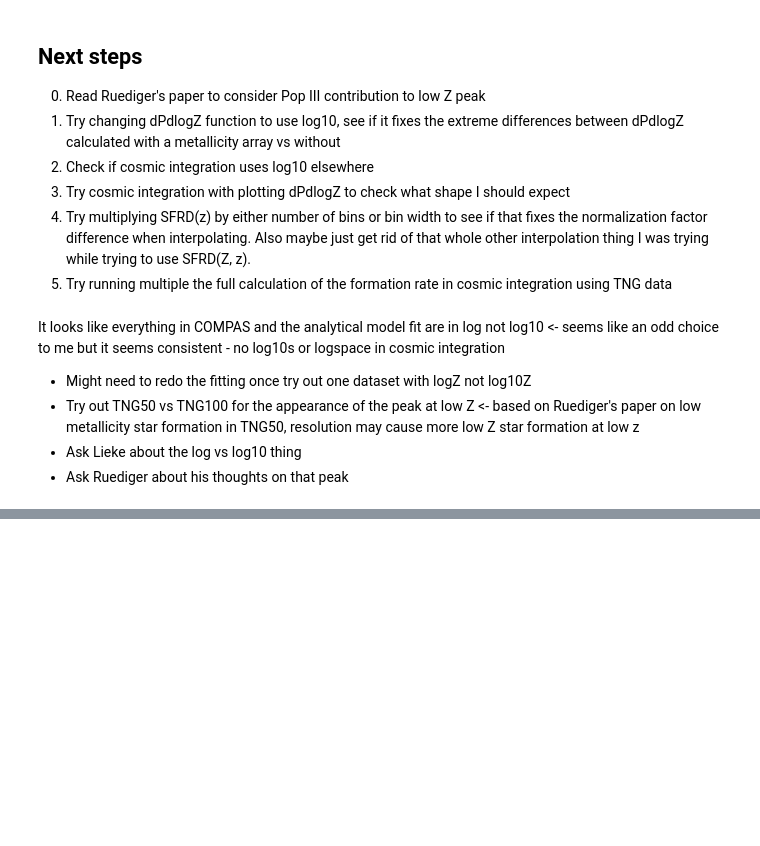
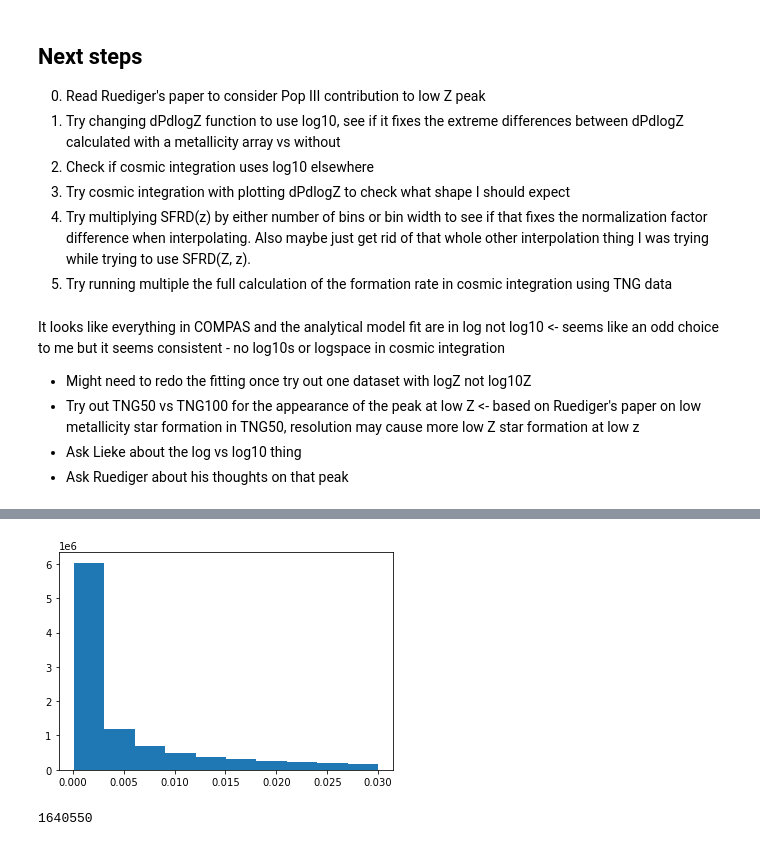
Before and after one commit to sashalvna/Fit_SFRD_TNG, a Jupyter notebook: TNG_data_for_cosmic_integration.ipynb, the cells around one changed output, grey strips where cells are left out. Drawn from its saved outputs; the diff is of its cells as text; code cells hidden in the pictures; blank space fills up the shorter version.

```diff
--- a/TNG_data_for_cosmic_integration.ipynb
+++ b/TNG_data_for_cosmic_integration.ipynb
@@ -513,0 +625,8 @@ COMPAS.find_star_forming_mass_per_binary_sampling()
+# %%
+plt.hist(COMPAS.initialZ); #metallicity distribution that binary metallicities are selected from?
+# %% [output]
+[figure, added]
+# %%
+len(COMPAS.metallicitySystems)
+# %% [output]
+1640550
```
Also changed, not shown: parts of 23 cells of this notebook, 4 other files.
